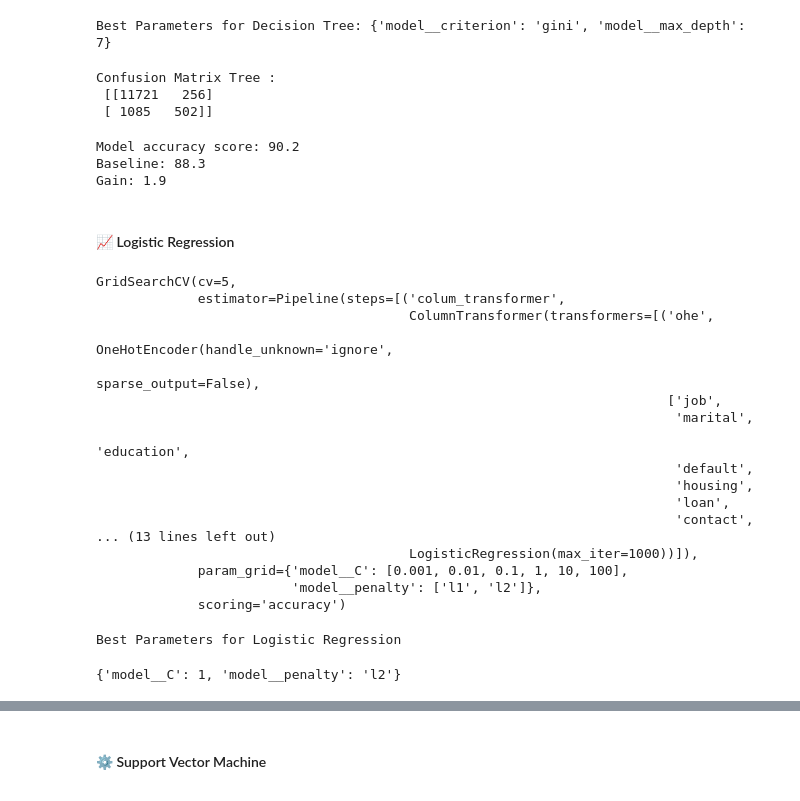
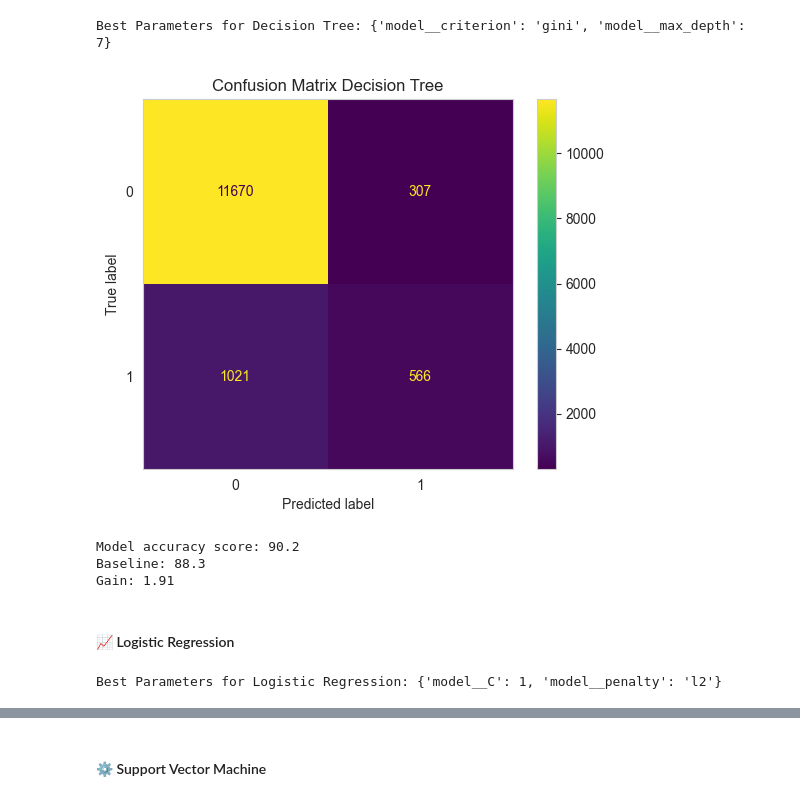
Before and after one commit to gabrieldornella/capstone-project, a Jupyter notebook: notebooks/ModelComparison.ipynb, the cells around one changed output, grey strips where cells are left out. Saved outputs shown, nothing was run; the diff lists cells and outputs as text; code cells hidden in the pictures.

```diff
--- a/notebooks/EDA.ipynb
+++ b/notebooks/ModelComparison.ipynb
@@ -559,9 +552,7 @@ print(f'Best Parameters for Decision Tree: {best_params}')
 # %% [output]
 Best Parameters for Decision Tree: {'model__criterion': 'gini', 'model__max_depth': 7}
 # %%
-# Confusion Tree
-print("Confusion Matrix Tree : \n", confusion_matrix(y_test, predict),"\n")
-
+# Prediction and Scores
 # Predict for Decision Tree
 predict_train = dtree_grid.predict(X_train)
 predict_test = dtree_grid.predict(X_test)
@@ -569,10 +560,16 @@ predict_test = dtree_grid.predict(X_test)
 # Scores
 accuracy_score_train = accuracy_score(y_train, predict_train)
 accuracy_score_test = accuracy_score(y_test, predict_test)
-precision_score = precision_score(y_test, predict_test)
-recall_score = recall_score(y_test, predict_test)
+precision_sc = precision_score(y_test, predict_test)
+recall_sc = recall_score(y_test, predict_test)
-# %% [output]
-Confusion Matrix Tree :
- [[11721   256]
- [ 1085   502]]
+# %%
+# Confusion Matrix Decision Tree
+cm = confusion_matrix(y_test, predict_test)
+disp = ConfusionMatrixDisplay(confusion_matrix=cm)
+disp.plot()
+plt.title('Confusion Matrix Decision Tree')
+plt.grid(None)
+plt.show()
+# %% [output]
+[figure, added]
 # %%
@@ -580,12 +578,12 @@ results = results_dataframe(results, 'Decision Tree', accuracy_score_train, accu
 # %%
 # Model Score
-print(f"Model accuracy score: {round(accuracy_score(y_test,predict),3)*100}")
+print(f"Model accuracy score: {round(accuracy_score(y_test,predict_test),3)*100}")
 print(f"Baseline: {round(100-baseline,2)}")
-print(f"Gain: {round(accuracy_score(y_test,predict)*100 - (100-baseline),2)}")
+print(f"Gain: {round(accuracy_score(y_test,predict_test)*100 - (100-baseline),2)}")
 # %% [output]
 Model accuracy score: 90.2
 Baseline: 88.3
-Gain: 1.9
+Gain: 1.91
 # %% [markdown]
 #### 📈 Logistic Regression
 # %%
@@ -606,31 +604,18 @@ pipe_logr = Pipeline([
 # GridSearch Decision Tree
 logr_grid = GridSearchCV(pipe_logr, param_grid=logr_parameters,cv=5,scoring='accuracy')
 
-# Fit Deciosion Tree model
+###########################
+# Fit Logistic Regression model
+start_time = time.time()
+
 logr_grid.fit(X_train,y_train)
+
+fit_time = time.time() - start_time
-# %% [output]
-GridSearchCV(cv=5,
-             estimator=Pipeline(steps=[('colum_transformer',
-                                        ColumnTransformer(transformers=[('ohe',
-                                                                         OneHotEncoder(handle_unknown='ignore',
-                                                                                       sparse_output=False),
-                                                                         ['job',
-                                                                          'marital',
-                                                                          'education',
-                                                                          'default',
-                                                                          'housing',
-                                                                          'loan',
-                                                                          'contact',
-... (13 lines left out)
-                                        LogisticRegression(max_iter=1000))]),
-             param_grid={'model__C': [0.001, 0.01, 0.1, 1, 10, 100],
-                         'model__penalty': ['l1', 'l2']},
-             scoring='accuracy')
 # %%
 # Best Parameters for Logistic Regression
-print('Best Parameters for Logistic Regression')
-logr_grid.best_params_
+
+best_params = logr_grid.best_params_
+print(f'Best Parameters for Logistic Regression: {best_params}')
 # %% [output]
-Best Parameters for Logistic Regression
+Best Parameters for Logistic Regression: {'model__C': 1, 'model__penalty': 'l2'}
-{'model__C': 1, 'model__penalty': 'l2'}
 # %%
```
Also changed, not shown: parts of 32 cells of this notebook, 1 other file.
